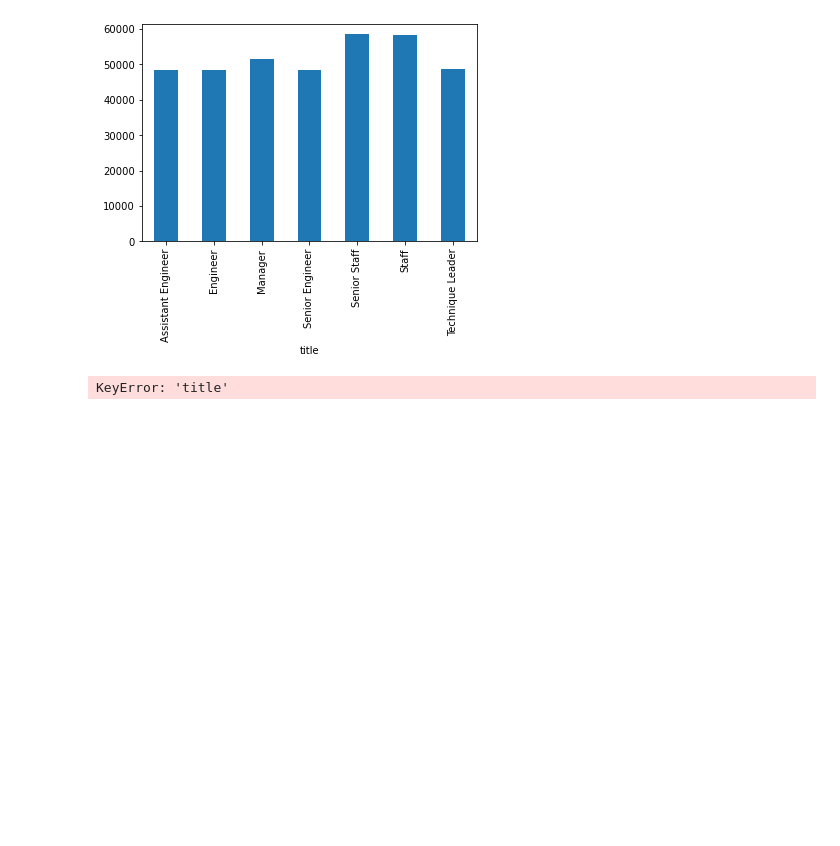
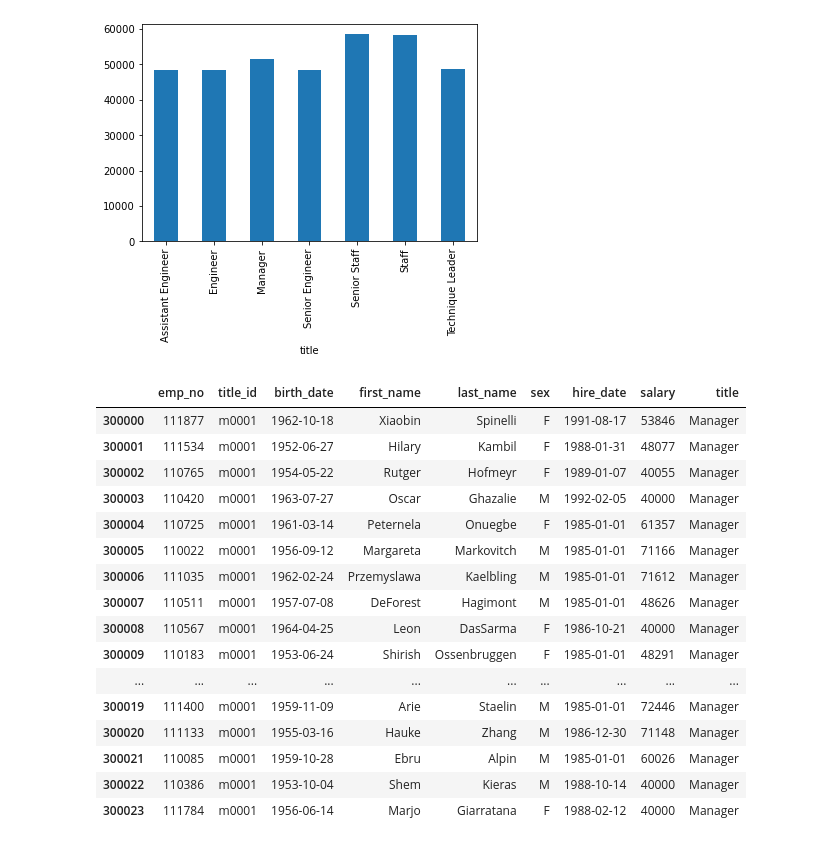
Before and after one commit to littleprincecurry/sql-challenge, a Jupyter notebook: EmployeeSql/employee_db.ipynb, the cells around one changed output. Saved outputs shown, nothing was run; the diff lists cells and outputs as text; code cells hidden in the pictures; blank space fills up the shorter version.

```diff
--- a/EmployeeSql/employee_db.ipynb
+++ b/EmployeeSql/employee_db.ipynb
@@ -45,6 +45,22 @@ title_salary
 | Technique Leader | 251811.432730 | 48582.896092 |
 [figure]
 # %%
-df5.loc[df['title'] == 'Manager']
+df5.loc[df5['title'] == 'Manager']
 # %% [output]
-KeyError: 'title'
+|  | emp_no | title_id | birth_date | first_name | last_name | sex | hire_date | salary | title |
+| 300000 | 111877 | m0001 | 1962-10-18 | Xiaobin | Spinelli | F | 1991-08-17 | 53846 | Manager |
+| 300001 | 111534 | m0001 | 1952-06-27 | Hilary | Kambil | F | 1988-01-31 | 48077 | Manager |
+| 300002 | 110765 | m0001 | 1954-05-22 | Rutger | Hofmeyr | F | 1989-01-07 | 40055 | Manager |
+| 300003 | 110420 | m0001 | 1963-07-27 | Oscar | Ghazalie | M | 1992-02-05 | 40000 | Manager |
+| 300004 | 110725 | m0001 | 1961-03-14 | Peternela | Onuegbe | F | 1985-01-01 | 61357 | Manager |
+| 300005 | 110022 | m0001 | 1956-09-12 | Margareta | Markovitch | M | 1985-01-01 | 71166 | Manager |
+| 300006 | 111035 | m0001 | 1962-02-24 | Przemyslawa | Kaelbling | M | 1985-01-01 | 71612 | Manager |
+| 300007 | 110511 | m0001 | 1957-07-08 | DeForest | Hagimont | M | 1985-01-01 | 48626 | Manager |
+| 300008 | 110567 | m0001 | 1964-04-25 | Leon | DasSarma | F | 1986-10-21 | 40000 | Manager |
+| 300009 | 110183 | m0001 | 1953-06-24 | Shirish | Ossenbruggen | F | 1985-01-01 | 48291 | Manager |
+| ... | ... | ... | ... | ... | ... | ... | ... | ... | ... |
+| 300019 | 111400 | m0001 | 1959-11-09 | Arie | Staelin | M | 1985-01-01 | 72446 | Manager |
+| 300020 | 111133 | m0001 | 1955-03-16 | Hauke | Zhang | M | 1986-12-30 | 71148 | Manager |
+| 300021 | 110085 | m0001 | 1959-10-28 | Ebru | Alpin | M | 1985-01-01 | 60026 | Manager |
+| 300022 | 110386 | m0001 | 1953-10-04 | Shem | Kieras | M | 1988-10-14 | 40000 | Manager |
+| 300023 | 111784 | m0001 | 1956-06-14 | Marjo | Giarratana | F | 1988-02-12 | 40000 | Manager |
```
Also changed, not shown: parts of 2 cells of this notebook.
